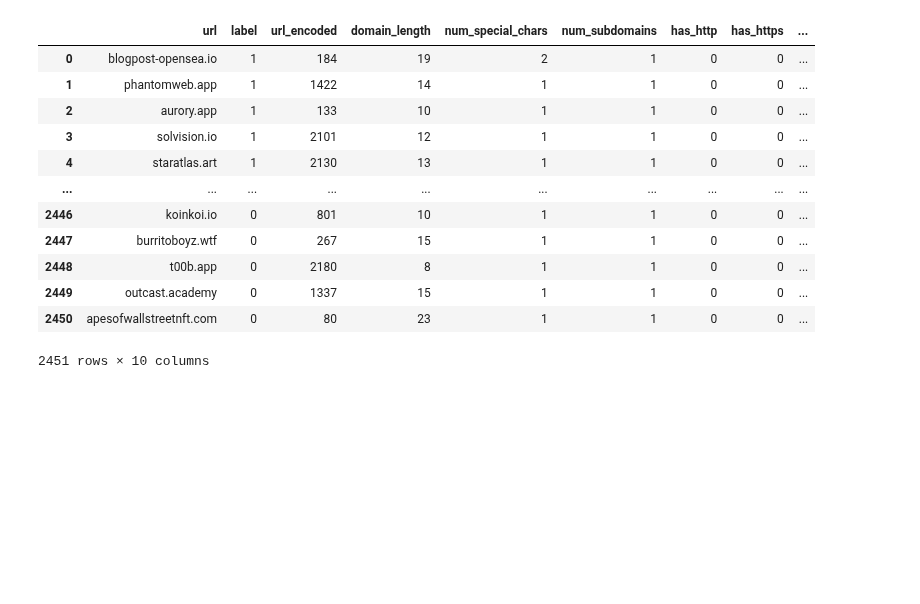
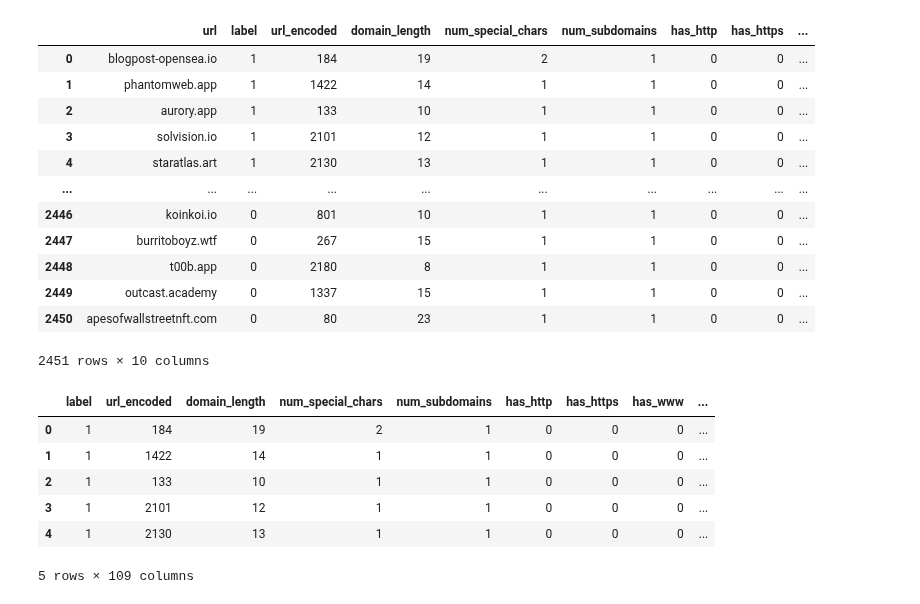
Before and after one commit to stefisha/DetectingNFTs-MasterThesis, a Jupyter notebook: Domains_NFT_Master.ipynb, the cells around one changed output. Cells and saved outputs as stored; diff of their text form; code cells hidden in the pictures; blank space fills up the shorter version.

```diff
--- a/Domains_NFT_Master.ipynb
+++ b/Domains_NFT_Master.ipynb
@@ -117,11 +117,31 @@ combined_data
 | 2450 | apesofwallstreetnft.com | 0 | 80 | 23 | 1 | 1 | 0 | 0 | ... |
 2451 rows × 10 columns
 # %%
-# # NLP transformations on the URLs
-# tfidf_vectorizer = TfidfVectorizer(max_features=100)
-# url_tfidf = tfidf_vectorizer.fit_transform(combined_data['url'])
-# url_tfidf_df = pd.DataFrame(url_tfidf.toarray(), columns=tfidf_vectorizer.get_feature_names_out())
-# combined_data = pd.concat([combined_data, url_tfidf_df], axis=1)
-combined_data.drop(columns=['url'], inplace=True)
+# Tokenization
+combined_data['tokenized_url'] = combined_data['url'].str.split(r'\W+')
+combined_data['tokenized_url_str'] = combined_data['tokenized_url'].str.join(' ')
+
+# TF-IDF representation with ngram_range=(1, 2) and max_features=100
+tfidf_vectorizer = TfidfVectorizer(ngram_range=(1, 2), max_features=100)
+url_tfidf = tfidf_vectorizer.fit_transform(combined_data['tokenized_url_str'])
+url_tfidf_df = pd.DataFrame(url_tfidf.toarray(), columns=tfidf_vectorizer.get_feature_names_out())
+
+# Combine the TF-IDF features with the original data
+combined_data_2 = pd.concat([combined_data, url_tfidf_df], axis=1)
+
+# Drop intermediate columns
+combined_data_2.drop(columns=['tokenized_url', 'tokenized_url_str'], inplace=True)
+
+combined_data_2.drop(columns=['url'], inplace=True)
+
+combined_data_2.head()
+# %% [output]
+|  | label | url_encoded | domain_length | num_special_chars | num_subdomains | has_http | has_https | has_www | ... |
+| 0 | 1 | 184 | 19 | 2 | 1 | 0 | 0 | 0 | ... |
+| 1 | 1 | 1422 | 14 | 1 | 1 | 0 | 0 | 0 | ... |
+| 2 | 1 | 133 | 10 | 1 | 1 | 0 | 0 | 0 | ... |
+| 3 | 1 | 2101 | 12 | 1 | 1 | 0 | 0 | 0 | ... |
+| 4 | 1 | 2130 | 13 | 1 | 1 | 0 | 0 | 0 | ... |
+5 rows × 109 columns
 # %%
 # Splitting the data
```
Also changed, not shown: parts of 11 cells of this notebook.
